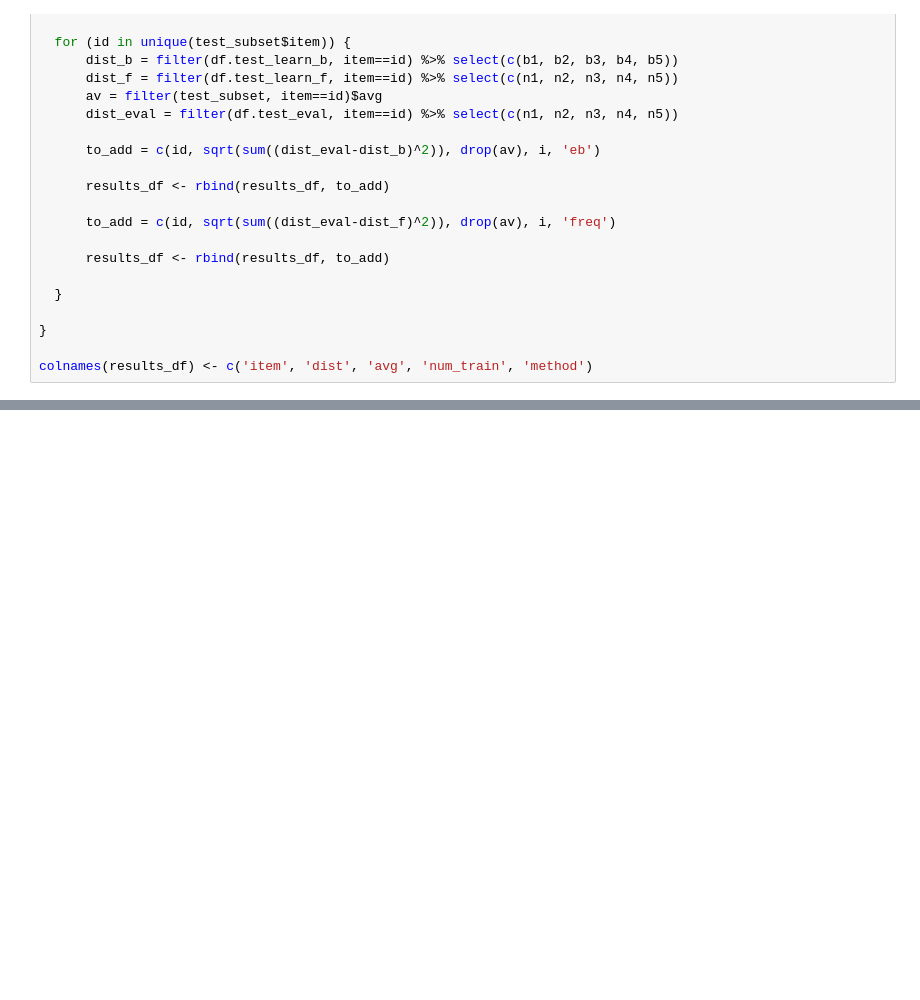
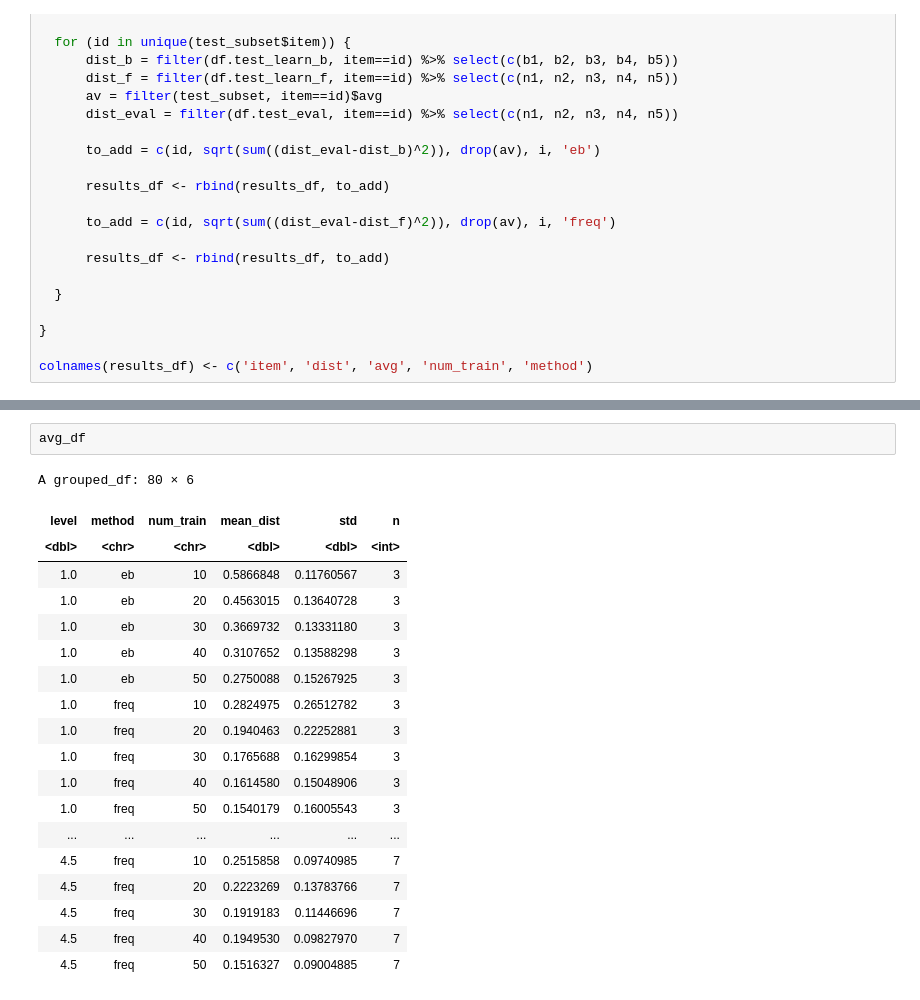
Before and after one commit to LEFTA98/empirical_bayes, a Jupyter notebook: eb_experiments_1.ipynb, the cells around one changed output, grey strips where cells are left out. Saved outputs shown, nothing was run; the diff lists cells and outputs as text; blank space fills up the shorter version.

```diff
--- a/eb_experiments_1.ipynb
+++ b/eb_experiments_1.ipynb
@@ -318,0 +335,22 @@ ggplot(avg_df) +
+# %%
+avg_df
+# %% [output]
+A grouped_df: 80 × 6
+| level | method | num_train | mean_dist | std | n |
+| <dbl> | <chr> | <chr> | <dbl> | <dbl> | <int> |
+| 1.0 | eb | 10 | 0.5866848 | 0.11760567 | 3 |
+| 1.0 | eb | 20 | 0.4563015 | 0.13640728 | 3 |
+| 1.0 | eb | 30 | 0.3669732 | 0.13331180 | 3 |
+| 1.0 | eb | 40 | 0.3107652 | 0.13588298 | 3 |
+| 1.0 | eb | 50 | 0.2750088 | 0.15267925 | 3 |
+| 1.0 | freq | 10 | 0.2824975 | 0.26512782 | 3 |
+| 1.0 | freq | 20 | 0.1940463 | 0.22252881 | 3 |
+| 1.0 | freq | 30 | 0.1765688 | 0.16299854 | 3 |
+| 1.0 | freq | 40 | 0.1614580 | 0.15048906 | 3 |
+| 1.0 | freq | 50 | 0.1540179 | 0.16005543 | 3 |
+| ... | ... | ... | ... | ... | ... |
+| 4.5 | freq | 10 | 0.2515858 | 0.09740985 | 7 |
+| 4.5 | freq | 20 | 0.2223269 | 0.13783766 | 7 |
+| 4.5 | freq | 30 | 0.1919183 | 0.11446696 | 7 |
+| 4.5 | freq | 40 | 0.1949530 | 0.09827970 | 7 |
+| 4.5 | freq | 50 | 0.1516327 | 0.09004885 | 7 |
```
Also changed, not shown: parts of 15 cells of this notebook.
